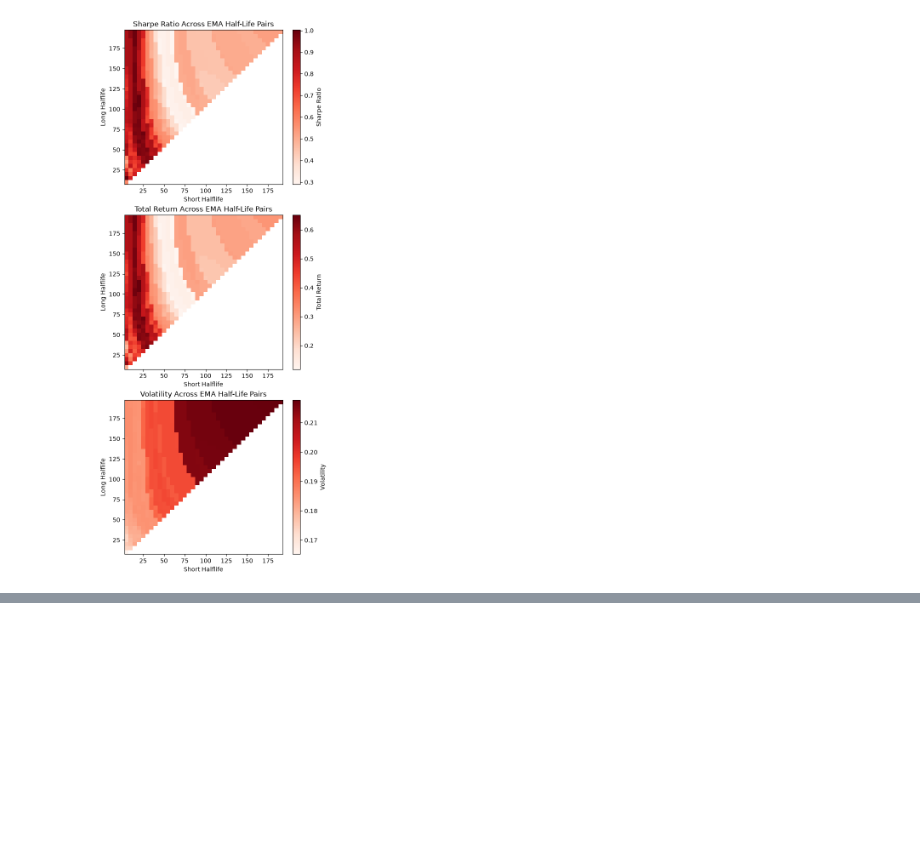
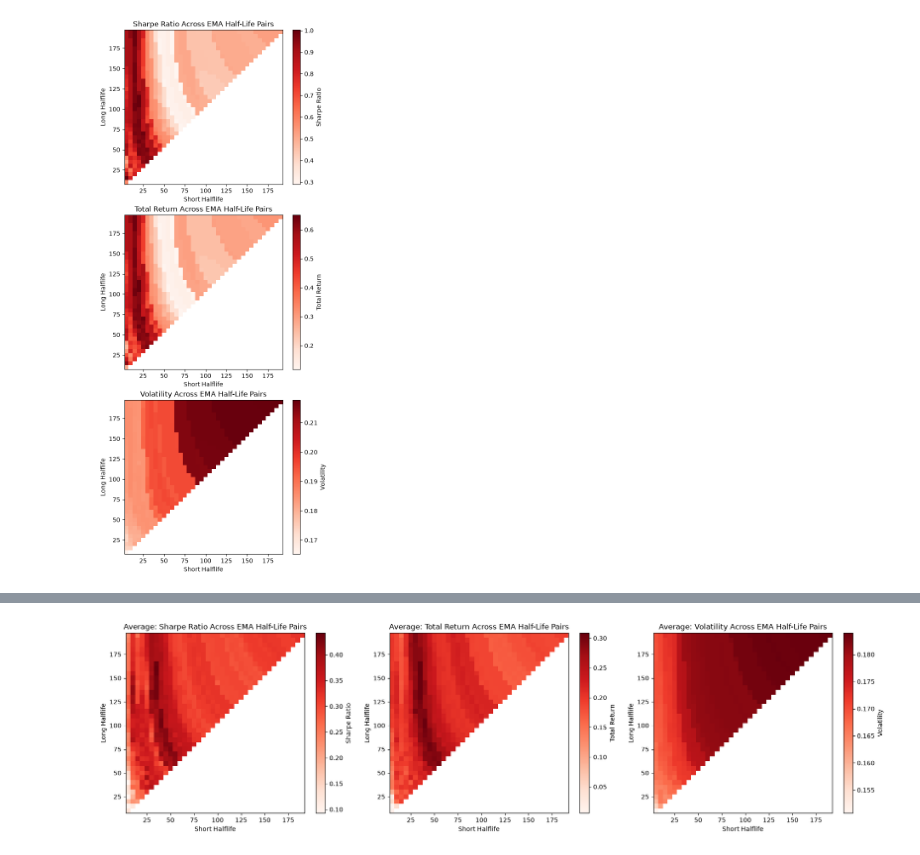
Before and after one commit to charlien74/systematic-trading-research, a Jupyter notebook: notebooks/01_exponential_moving_averages.ipynb, the cells around one changed output, grey strips where cells are left out. Saved outputs shown, nothing was run; the diff lists cells and outputs as text; code cells hidden in the pictures; blank space fills up the shorter version.

```diff
--- a/notebooks/01_exponential_moving_averages.ipynb
+++ b/notebooks/01_exponential_moving_averages.ipynb
@@ -74,7 +74,7 @@ views.plot_cumulative_returns(strategy_cumulative_returns, benchmark_cumulative_
 # %% [markdown]
 ### Using a Long-Short strategy instead of Long-Only
 # %%
-positions = ema_crossover.get_ema_crossover_positions(short_ema, long_ema, long_only=False)
+positions = strategies.get_ema_crossover_positions(short_ema, long_ema, long_only=False)
 metrics, strategy_cumulative_returns, benchmark_cumulative_returns = backtest.compute_metrics_and_returns_from_positions_and_prices(positions, aapl_df)
 
 views.render_metrics_grouped(metrics)
@@ -143,15 +143,15 @@ plt.show()
 ### Short time-scale
 We sweep from a half-life of 5 business days to 90
 # %%
-long_ema = strategies.get_ema_series(aapl_df, period=200, halflife=100)
+long_ema = ema.get_ema_series(aapl_df, period=200, halflife=100)
 short_halflife_values = np.arange(5, 90, 5)
 sharpe_list = np.empty(shape=len(short_halflife_values), dtype=np.float32)
 total_return_list = np.empty(shape=len(short_halflife_values), dtype=np.float32)
 volatility_list = np.empty(shape=len(short_halflife_values), dtype=np.float32)
 
 for i, short_halflife in enumerate(short_halflife_values):
-    short_ema = strategies.get_ema_series(aapl_df, period=200, halflife=short_halflife)
-    positions = ema_crossover.get_ema_crossover_positions(short_ema, long_ema, long_only=True)
+    short_ema = ema.get_ema_series(aapl_df, period=200, halflife=short_halflife)
+    positions = strategies.get_ema_crossover_positions(short_ema, long_ema, long_only=True)
     metrics, _, _ = backtest.compute_metrics_and_returns_from_positions_and_prices(positions, aapl_df)
     sharpe_list[i] = metrics["strategy_sharpe"]
     total_return_list[i] = metrics["strategy_total_return"]
@@ -219,0 +266,6 @@ views.create_halflife_heatmaps(
+# %%
+averaged_df = ema_grid_results.drop('ticker', axis=1).groupby(["short_halflife", "long_halflife"]).mean().reset_index()
+averaged_df['ticker'] = "Average"
+views.create_halflife_heatmaps_multi(averaged_df)
+# %% [output]
+[figure, added]
```
Also changed, not shown: parts of 10 cells of this notebook, 1 other file.
